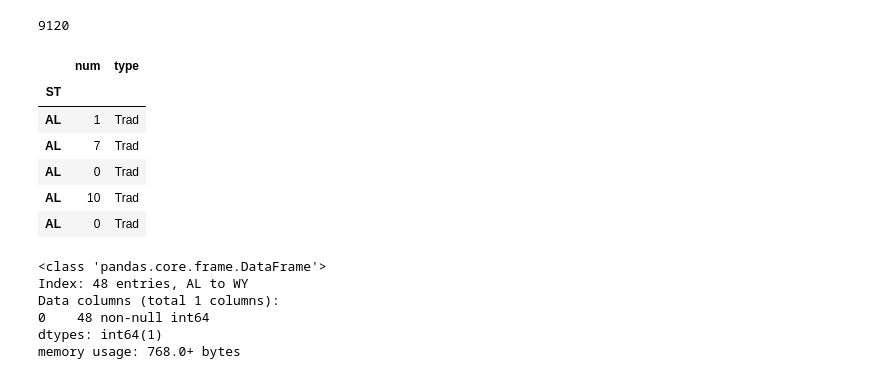
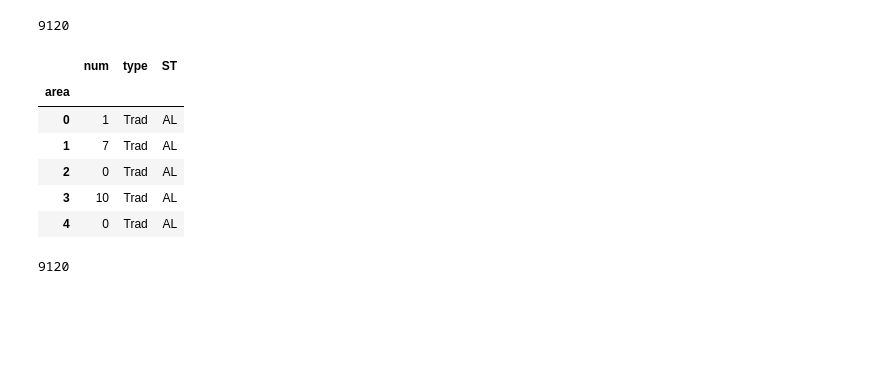
Before and after one commit to cpud/climb-plotly, a Jupyter notebook: messy/climb_type_scratchwork.ipynb, the cells around one changed output. Cells and saved outputs as stored; diff of their text form; code cells hidden in the pictures; blank space fills up the shorter version.

```diff
--- a/messy/climb_type_scratchwork.ipynb
+++ b/messy/climb_type_scratchwork.ipynb
@@ -227,14 +229,17 @@ len(test_df['type'])
 # %% [output]
 9120
 # %%
-hope = test_df.set_index('ST')
-hope.columns = ['num','type']
+hope = test_df
+hope.columns = ['num','type','ST']
+ind_values = []
+ind_values = [ind_values.append(x) for x in range(0,len(hope))]
+hope.index.name = 'area'
 hope.head()
 # %% [output]
-|  | num | type |
-| ST |  |  |
-| AL | 1 | Trad |
-| AL | 7 | Trad |
-| AL | 0 | Trad |
-| AL | 10 | Trad |
-| AL | 0 | Trad |
+|  | num | type | ST |
+| area |  |  |  |
+| 0 | 1 | Trad | AL |
+| 1 | 7 | Trad | AL |
+| 2 | 0 | Trad | AL |
+| 3 | 10 | Trad | AL |
+| 4 | 0 | Trad | AL |
@@ -243,9 +246,4 @@ faith = hope.sum(level = 'ST')
-# %%
-faith.info()
-# %% [output]
-<class 'pandas.core.frame.DataFrame'>
-Index: 48 entries, AL to WY
-Data columns (total 1 columns):
-0    48 non-null int64
-dtypes: int64(1)
-memory usage: 768.0+ bytes
+# %%
+len(hope)
+# %% [output]
+9120
```
Also changed, not shown: parts of 9 cells of this notebook.
